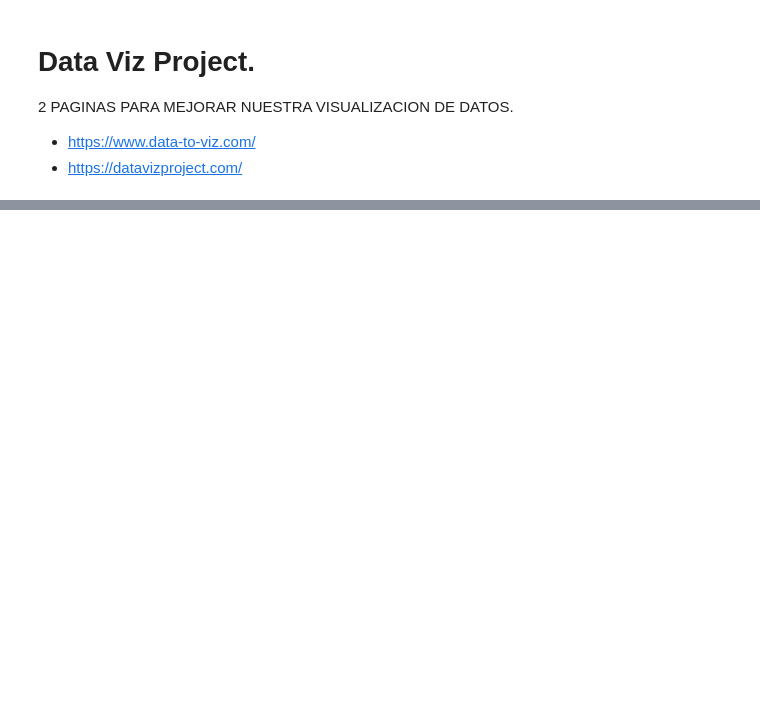
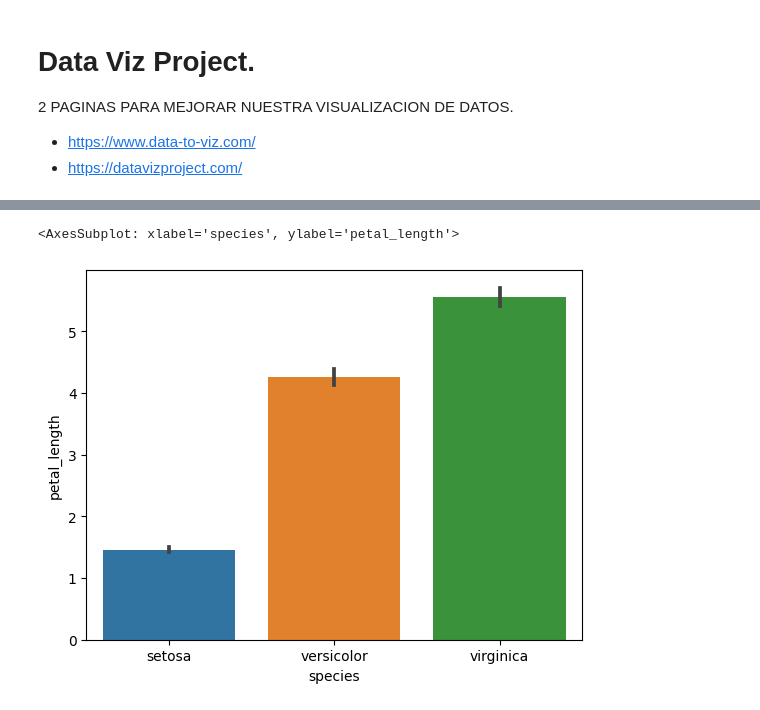
Before and after one commit to JuanDiegoZ/EstadisticaDescriptiva, a Jupyter notebook: EstadisticaDescriptivaIntroduccion.ipynb, the cells around one changed output, grey strips where cells are left out. Cells and saved outputs as stored; diff of their text form; code cells hidden in the pictures; blank space fills up the shorter version.

```diff
--- a/EstadisticaDescriptivaIntroduccion.ipynb
+++ b/EstadisticaDescriptivaIntroduccion.ipynb
@@ -328,0 +368,6 @@ Una mayor curtosis no implica una mayor varianza, ni viceversa.
+# %%
+#barplot.
+sns.barplot(data = df_iris,x = 'species', y ='petal_length')
+# %% [output]
+<AxesSubplot: xlabel='species', ylabel='petal_length'>
+[figure, added]
```
Also changed, not shown: parts of 7 cells of this notebook.
